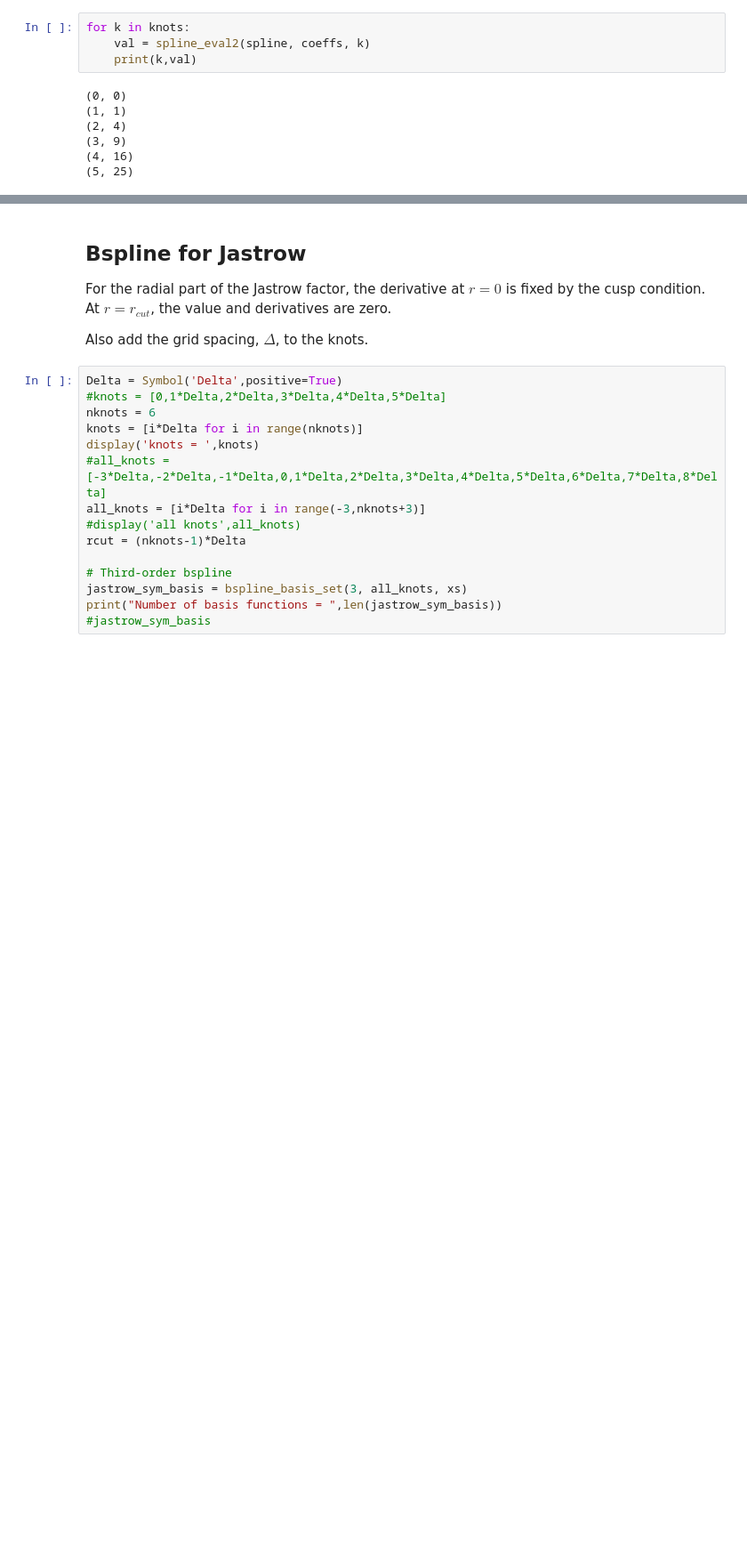
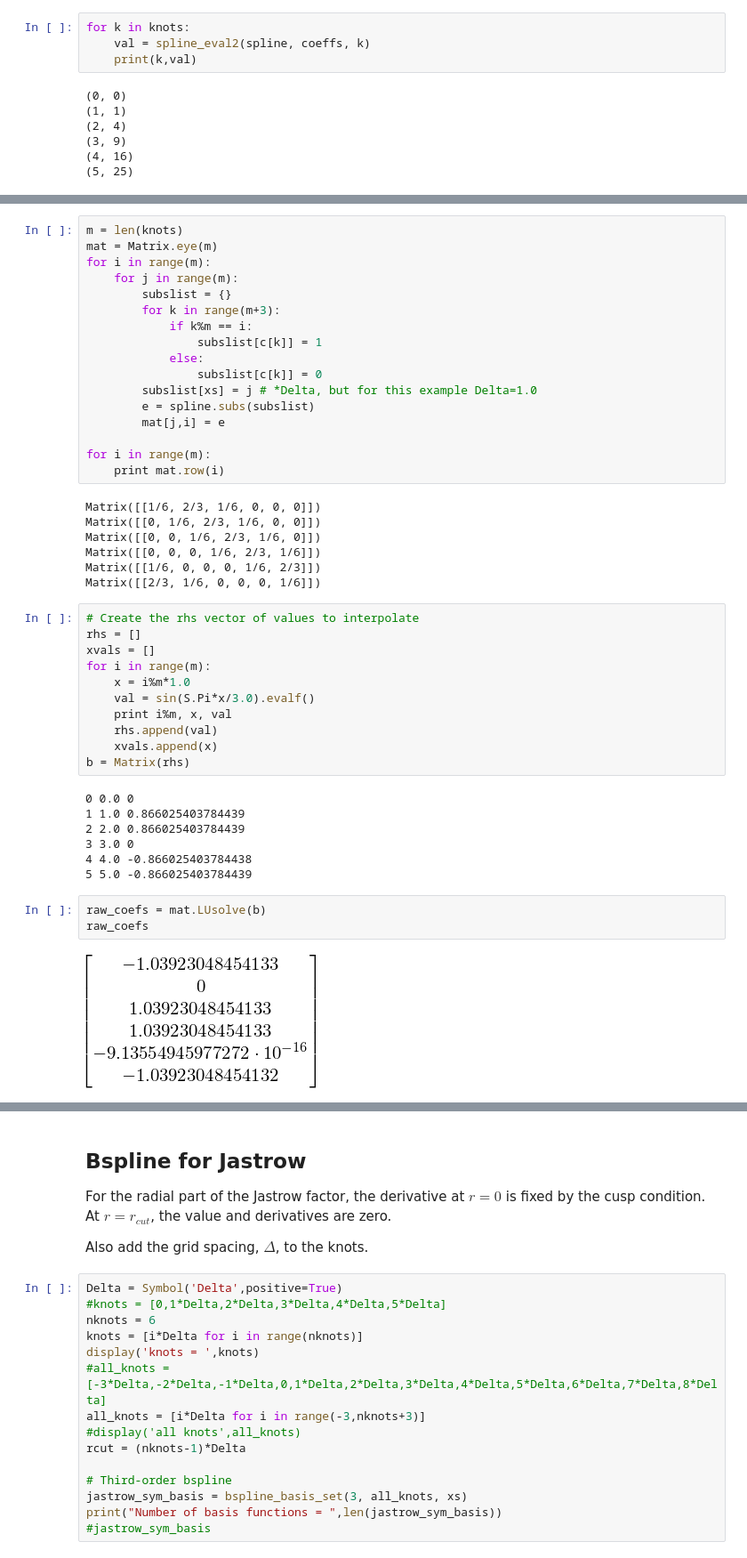
Before and after one commit to QMCPACK/qmc_algorithms, a Jupyter notebook: Wavefunctions/Explain_Bspline.ipynb, the cells around one changed output, grey strips where cells are left out. Shown: that part at 89% size. Saved outputs shown, nothing was run; the diff lists cells and outputs as text; blank space fills up the shorter version.

Commit message:
Add more explanation for bsplines.
Add links to some QMC papers introducing and comparing bsplines.
Also add coefficient solver example for periodic functions.

```diff
--- a/Wavefunctions/Explain_Bspline.ipynb
+++ b/Wavefunctions/Explain_Bspline.ipynb
@@ -237,0 +263,47 @@ for k in knots:
+# %%
+m = len(knots)
+mat = Matrix.eye(m)
+for i in range(m):
+    for j in range(m):
+        subslist = {}
+        for k in range(m+3):
+            if k%m == i:
+                subslist[c[k]] = 1
+            else:
+                subslist[c[k]] = 0
+        subslist[xs] = j # *Delta, but for this example Delta=1.0
+        e = spline.subs(subslist)
+        mat[j,i] = e
+
+for i in range(m):
+    print mat.row(i)
+# %% [output]
+Matrix([[1/6, 2/3, 1/6, 0, 0, 0]])
+Matrix([[0, 1/6, 2/3, 1/6, 0, 0]])
+Matrix([[0, 0, 1/6, 2/3, 1/6, 0]])
+Matrix([[0, 0, 0, 1/6, 2/3, 1/6]])
+Matrix([[1/6, 0, 0, 0, 1/6, 2/3]])
+Matrix([[2/3, 1/6, 0, 0, 0, 1/6]])
+# %%
+# Create the rhs vector of values to interpolate
+rhs = []
+xvals = []
+for i in range(m):
+    x = i%m*1.0
+    val = sin(S.Pi*x/3.0).evalf()
+    print i%m, x, val
+    rhs.append(val)
+    xvals.append(x)
+b = Matrix(rhs)
+# %% [output]
+0 0.0 0
+1 1.0 0.866025403784439
+2 2.0 0.866025403784439
+3 3.0 0
+4 4.0 -0.866025403784438
+5 5.0 -0.866025403784439
+# %%
+raw_coefs = mat.LUsolve(b)
+raw_coefs
+# %% [output]
+[figure, added]
```
Also changed, not shown: parts of 10 cells of this notebook.
